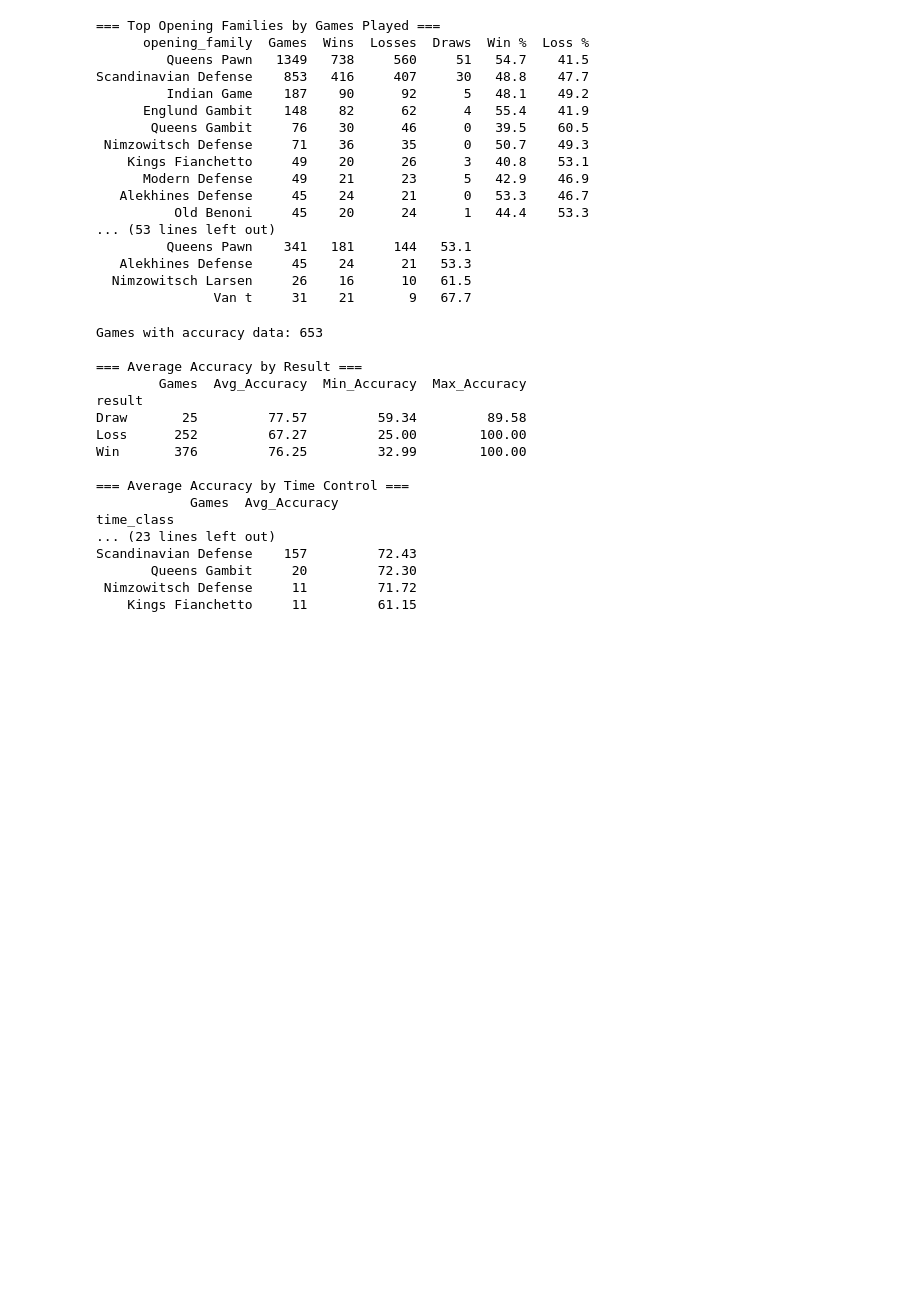
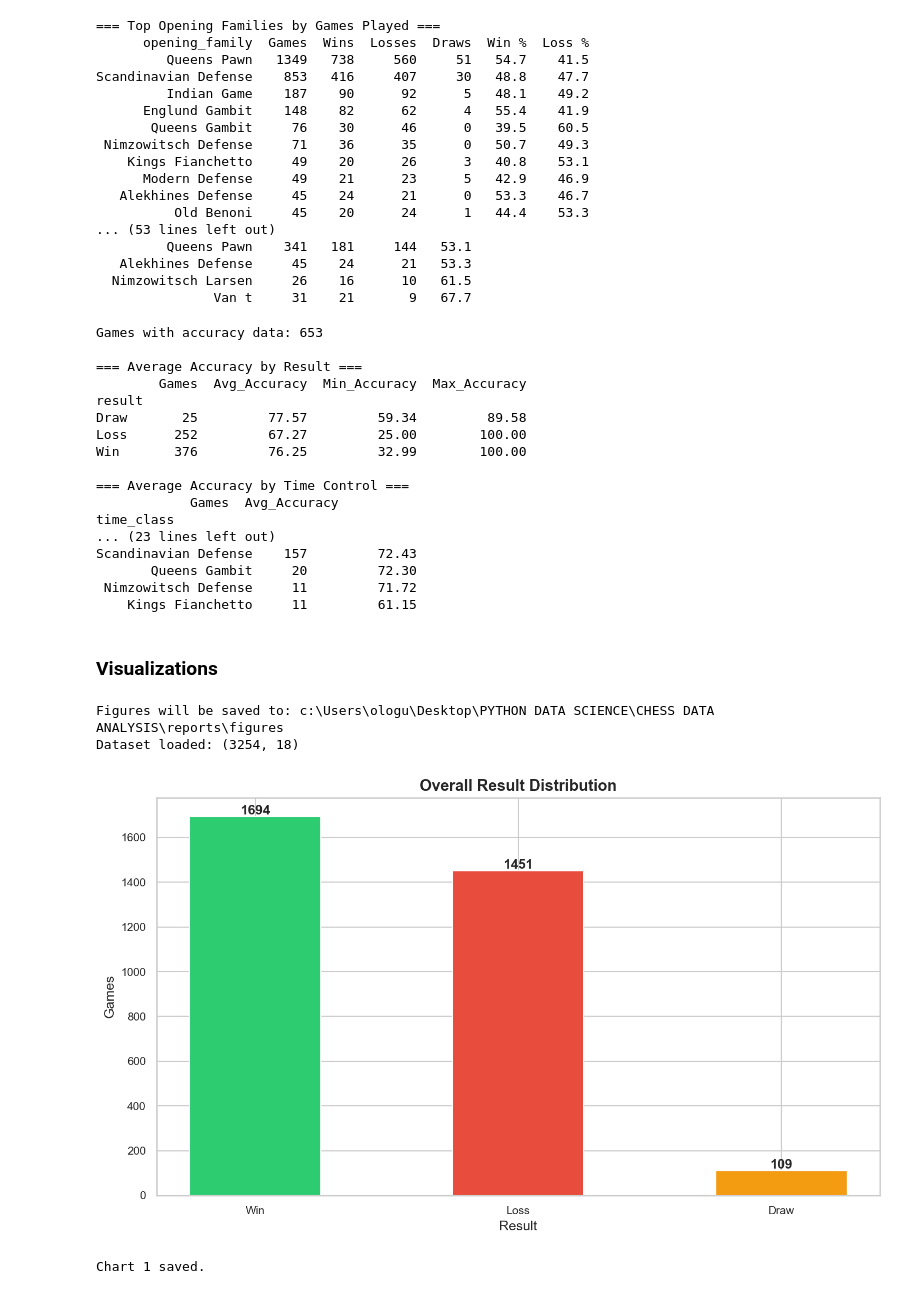
Before and after one commit to Fareed04/Chess-data-analysis, a Jupyter notebook: notebooks/chess_performance_analysis.ipynb, the cells around one changed output. Drawn from its saved outputs; the diff is of its cells as text; code cells hidden in the pictures; blank space fills up the shorter version.

Commit message:
feat: add SHARE phase setup and first two charts

```diff
--- a/notebooks/chess_performance_analysis.ipynb
+++ b/notebooks/chess_performance_analysis.ipynb
@@ -609,3 +611,75 @@ Scandinavian Defense    157         72.43
        Queens Gambit     20         72.30
  Nimzowitsch Defense     11         71.72
     Kings Fianchetto     11         61.15
+# %% [markdown]
+### Visualizations
+# %%
+# SHARE PHASE
+
+# Loading cleaned dataset
+cleaned_chess_data = pd.read_csv('../data/chess_games_cleaned.csv')
+cleaned_chess_data['month_year'] = pd.to_datetime(cleaned_chess_data['date']).dt.to_period('M')
+cleaned_chess_data['date'] = pd.to_datetime(cleaned_chess_data['date'])
+
+# Output directory
+FIGURES_DIR = '../reports/figures'
+os.makedirs(FIGURES_DIR, exist_ok=True)
+
+# Global style
+sns.set_theme(style='whitegrid')
+plt.rcParams.update({
+    'figure.dpi': 150,
+    'figure.figsize': (10, 6),
+    'font.family': 'sans-serif',
+    'axes.titlesize': 14,
+    'axes.titleweight': 'bold',
+    'axes.labelsize': 12,
+    'xtick.labelsize': 10,
+    'ytick.labelsize': 10,
+    'legend.fontsize': 10,
+})
+
+# Color palette
+COLORS = {
+    'win':  '#2ecc71',
+    'draw': '#f39c12',
+    'loss': '#e74c3c',
+    'white': '#3498db',
+    'black': '#2c3e50',
+    'rapid': '#3498db',
+    'blitz': '#9b59b6',
+    'bullet': '#e67e22',
+}
+
+print(f"Figures will be saved to: {os.path.abspath(FIGURES_DIR)}")
+print(f"Dataset loaded: {cleaned_chess_data.shape}")
+# %% [output]
+Figures will be saved to: c:\Users\ologu\Desktop\PYTHON DATA SCIENCE\CHESS DATA ANALYSIS\reports\figures
+Dataset loaded: (3254, 18)
+# %%
+# CHART 1 — OVERALL RESULT DISTRIBUTION
+
+result_counts = cleaned_chess_data['result'].value_counts()
+
+fig, ax = plt.subplots()
+
+ax.bar(result_counts.index, result_counts.values,
+       color=[COLORS['win'], COLORS['loss'], COLORS['draw']],
+       edgecolor='white', width=0.5)
+
+for i, (label, val) in enumerate(zip(result_counts.index, result_counts.values)):
+    ax.text(i, val + 10, str(val), ha='center', fontweight='bold')
+
+ax.set_title('Overall Result Distribution')
+ax.set_xlabel('Result')
+ax.set_ylabel('Games')
+ax.yaxis.grid(True)
+ax.set_axisbelow(True)
+
+plt.tight_layout()
+plt.savefig(f'{FIGURES_DIR}/01_overall_result_distribution.png', bbox_inches='tight')
+plt.show()
+print("Chart 1 saved.")
+# %% [output]
+[figure, added]
+Chart 1 saved.
```
Also changed, not shown: parts of 2 cells of this notebook, 2 other files.
